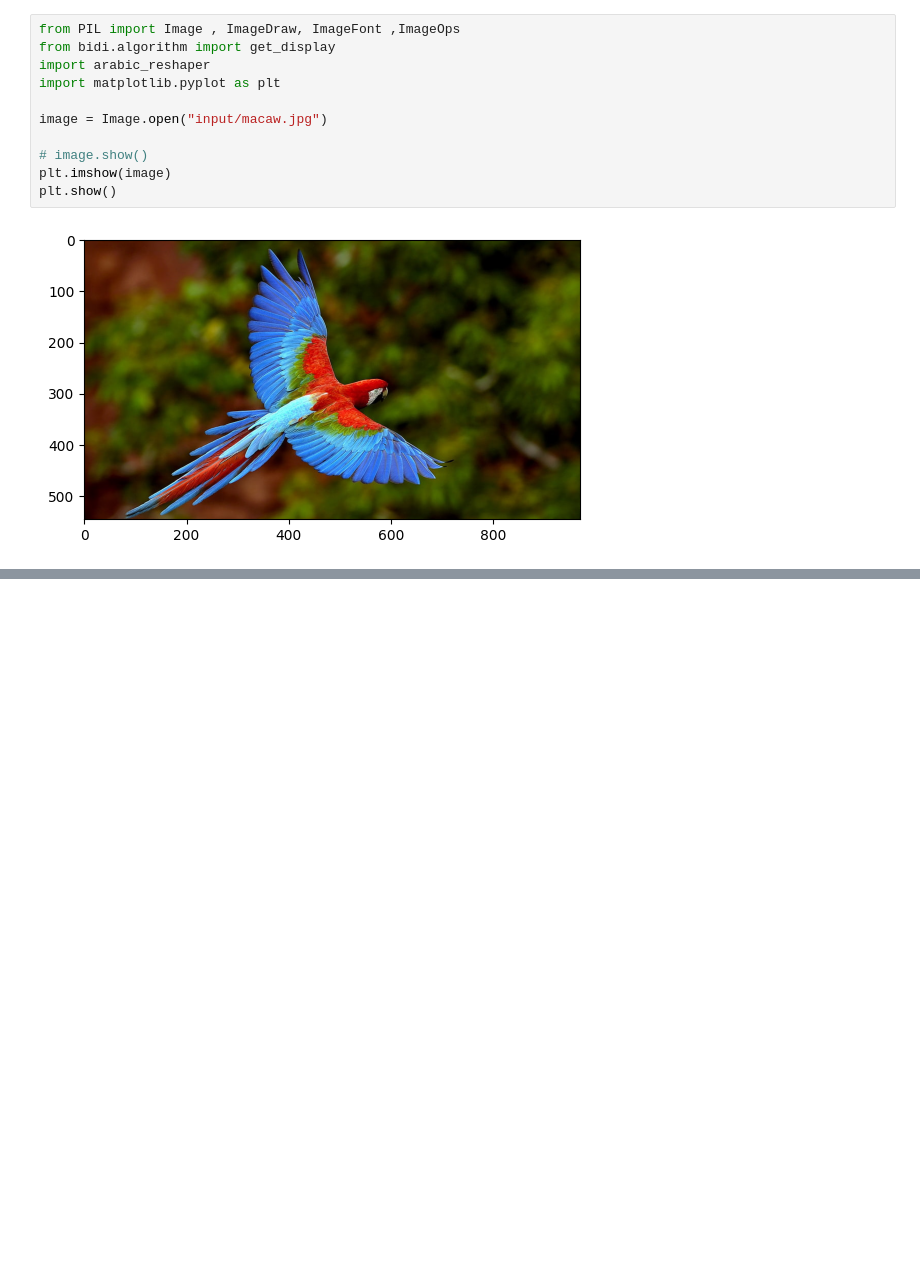
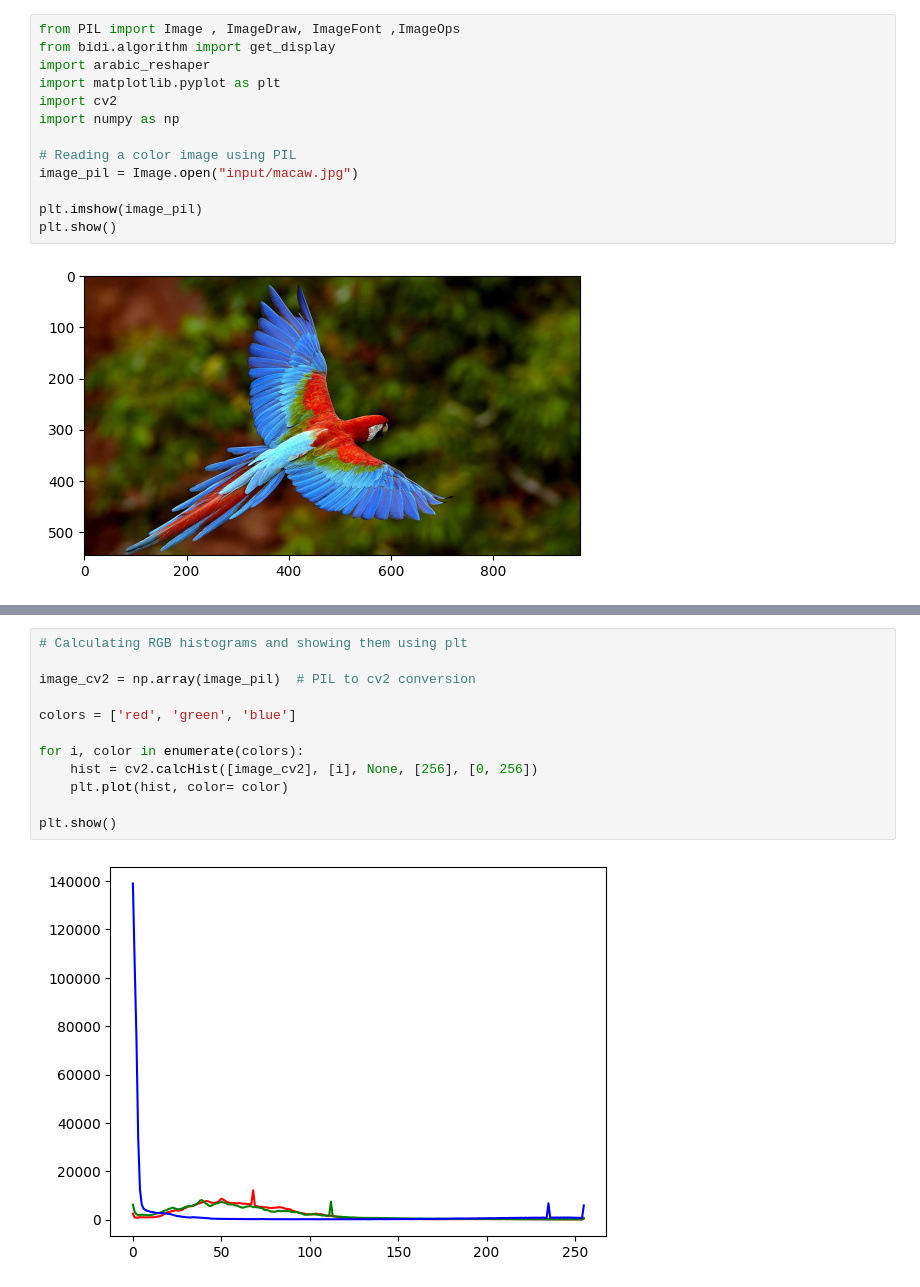
Before and after one commit to MahdiAhmadiKamal/PyLearn7-Image-Processing, a Jupyter notebook: PyLearn7-Assignment35/Python Imaging Library (PIL)/pillow.ipynb, the cells around one changed output, grey strips where cells are left out. Drawn from its saved outputs; the diff is of its cells as text; blank space fills up the shorter version.

```diff
--- a/PyLearn7-Assignment35/Python Imaging Library (PIL)/pillow.ipynb
+++ b/PyLearn7-Assignment35/Python Imaging Library (PIL)/pillow.ipynb
@@ -3,11 +3,13 @@ from PIL import Image , ImageDraw, ImageFont ,ImageOps
 from bidi.algorithm import get_display
 import arabic_reshaper
 import matplotlib.pyplot as plt
+import cv2
+import numpy as np
 
-image = Image.open("input/macaw.jpg")
+# Reading a color image using PIL
+image_pil = Image.open("input/macaw.jpg")
 
-# image.show()
-plt.imshow(image)
+plt.imshow(image_pil)
 plt.show()
 # %% [output]
 [figure]
@@ -24,3 +27,17 @@ plt.imshow(image)
 plt.show()
 # %% [output]
 [figure]
+# %%
+# Calculating RGB histograms and showing them using plt
+
+image_cv2 = np.array(image_pil)  # PIL to cv2 conversion
+
+colors = ['red', 'green', 'blue']
+
+for i, color in enumerate(colors):
+    hist = cv2.calcHist([image_cv2], [i], None, [256], [0, 256])
+    plt.plot(hist, color= color)
+
+plt.show()
+# %% [output]
+[figure, added]
```
Also changed, not shown: parts of 1 cell of this notebook, 1 other file.
